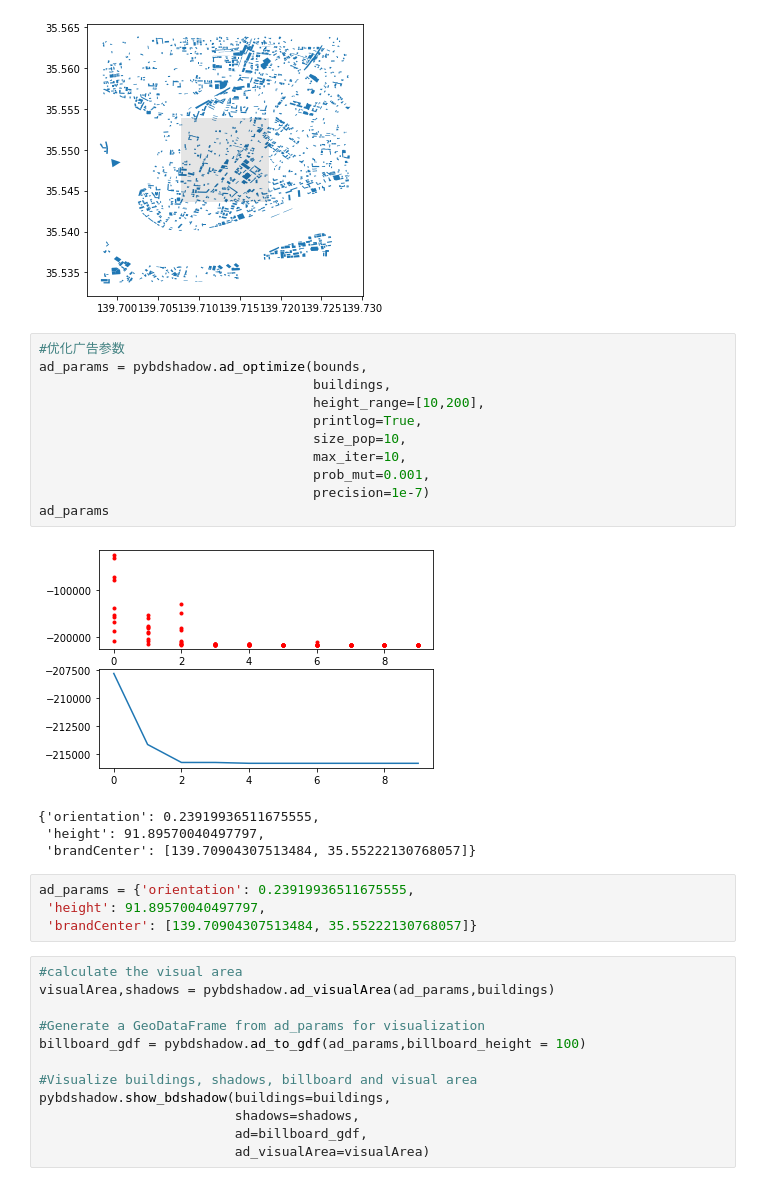
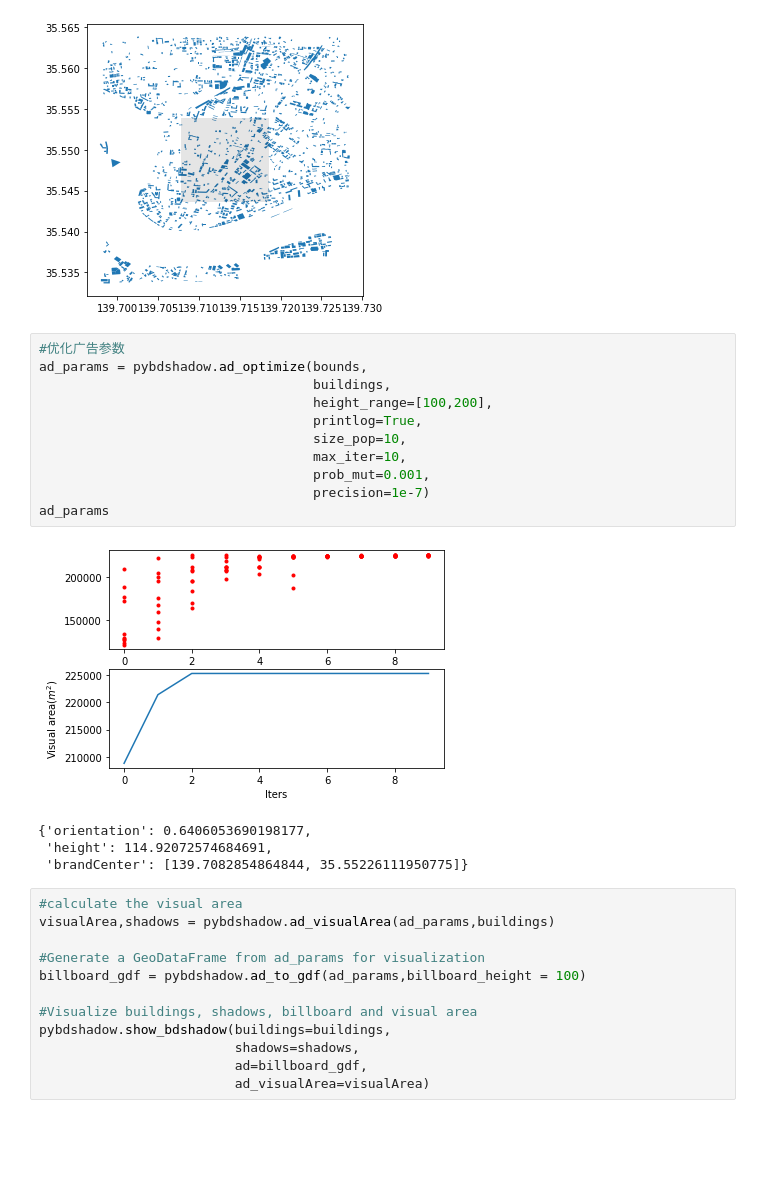
Before and after one commit to ni1o1/pybdshadow, a Jupyter notebook: src/test_vector.ipynb, the cells around one changed output. Drawn from its saved outputs; the diff is of its cells as text; blank space fills up the shorter version.

```diff
--- a/src/test_vector.ipynb
+++ b/src/test_vector.ipynb
@@ -30,23 +30,19 @@ plt.show()
 # %%
 #优化广告参数
 ad_params = pybdshadow.ad_optimize(bounds,
                                    buildings,
-                                   height_range=[10,200],
+                                   height_range=[100,200],
                                    printlog=True,
                                    size_pop=10,
                                    max_iter=10,
                                    prob_mut=0.001,
                                    precision=1e-7)
 ad_params
 # %% [output]
-[figure, old version]
+[figure, new version]
-{'orientation': 0.23919936511675555,
- 'height': 91.89570040497797,
- 'brandCenter': [139.70904307513484, 35.55222130768057]}
+{'orientation': 0.6406053690198177,
+ 'height': 114.92072574684691,
+ 'brandCenter': [139.7082854864844, 35.55226111950775]}
-# %%
-ad_params = {'orientation': 0.23919936511675555,
- 'height': 91.89570040497797,
- 'brandCenter': [139.70904307513484, 35.55222130768057]}
 # %%
 #calculate the visual area
 visualArea,shadows = pybdshadow.ad_visualArea(ad_params,buildings)
```
Also changed, not shown: 3 other files.
